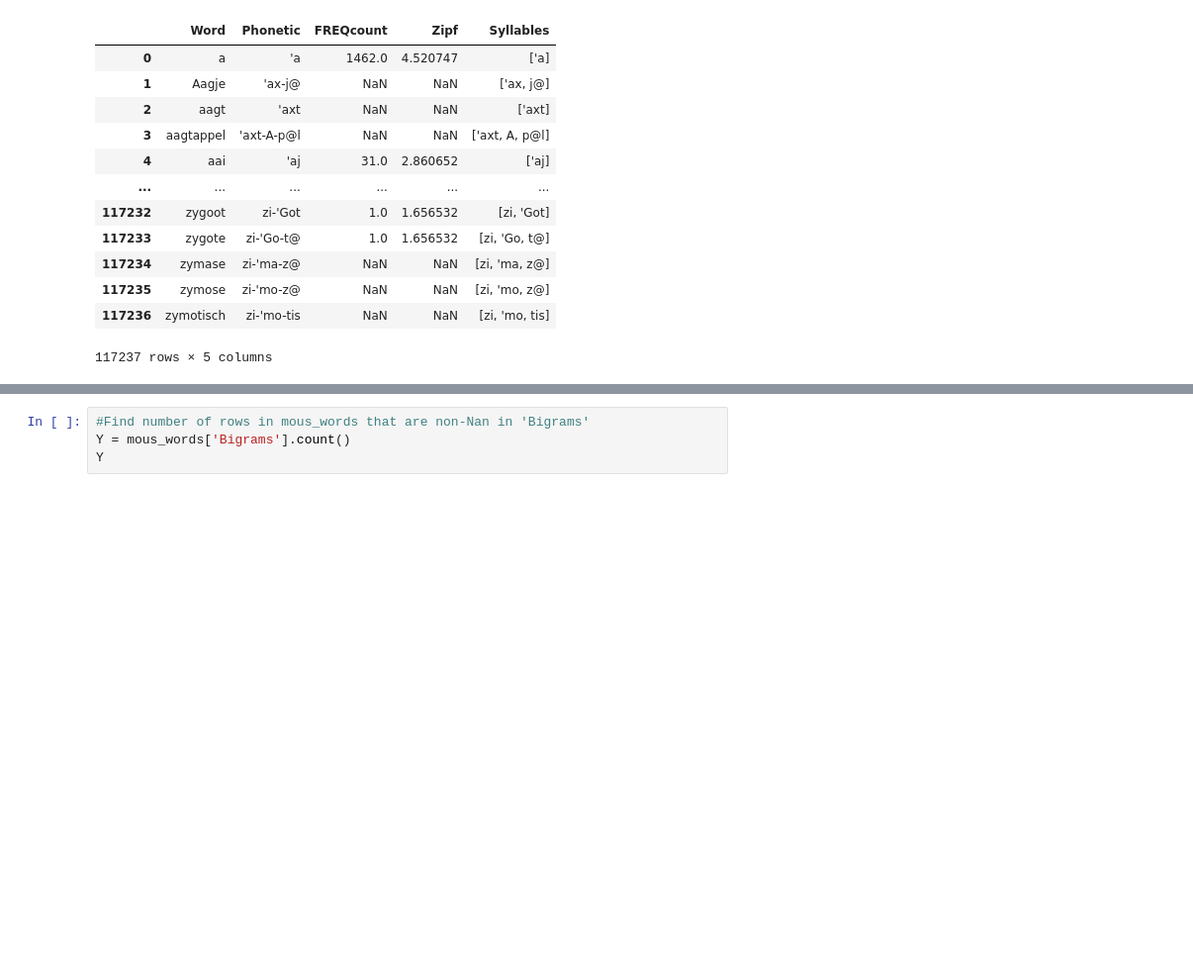
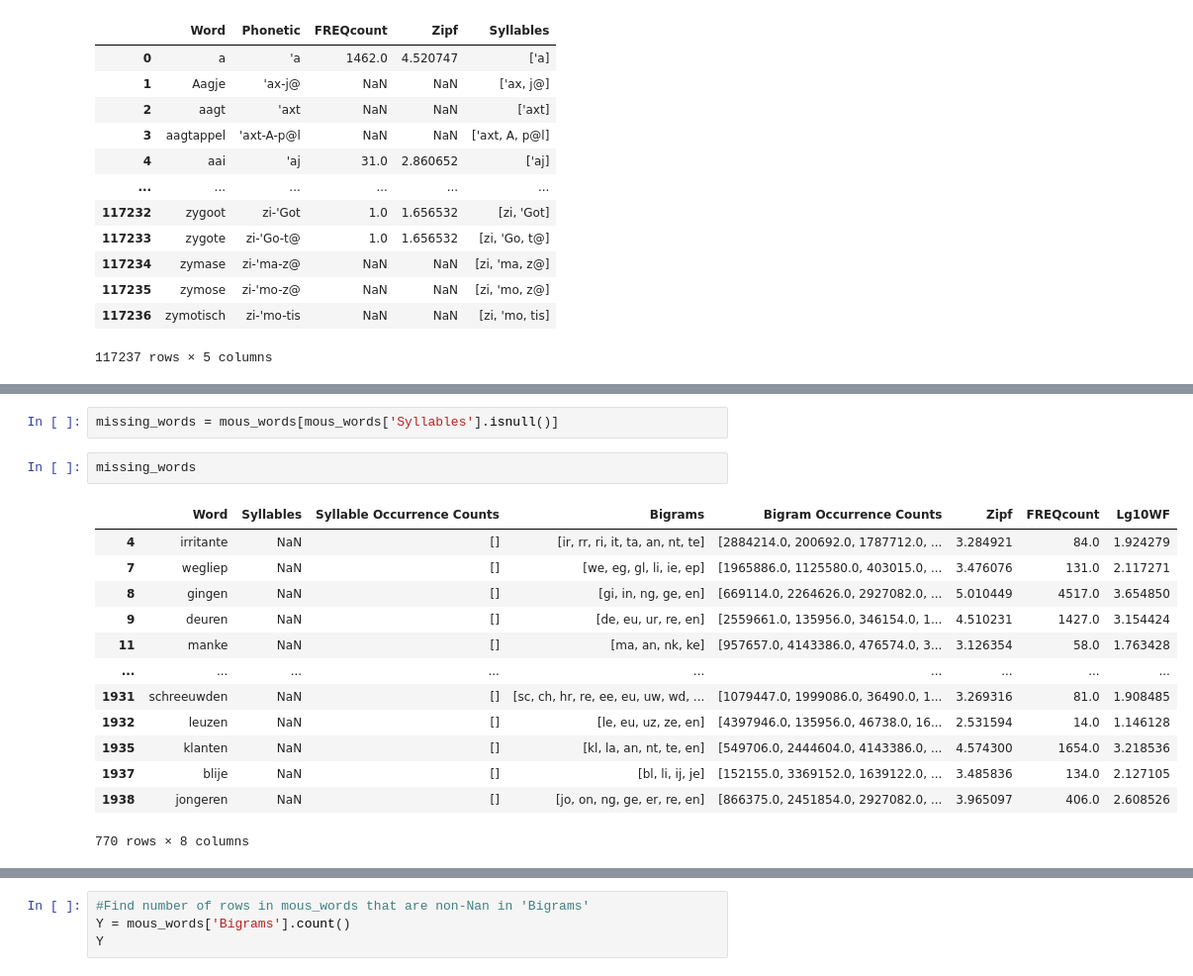
Before and after one commit to suneelbanerjee/MOUS_hierarchical-representations, a Jupyter notebook: master_table.ipynb, the cells around one changed output, grey strips where cells are left out. Shown: that part at 99% size. Cells and saved outputs as stored; diff of their text form; blank space fills up the shorter version.

```diff
--- a/master_table.ipynb
+++ b/master_table.ipynb
@@ -487,0 +504,18 @@ X
+# %%
+missing_words = mous_words[mous_words['Syllables'].isnull()]
+# %%
+missing_words
+# %% [output]
+|  | Word | Syllables | Syllable Occurrence Counts | Bigrams | Bigram Occurrence Counts | Zipf | FREQcount | Lg10WF |
+| 4 | irritante | NaN | [] | [ir, rr, ri, it, ta, an, nt, te] | [2884214.0, 200692.0, 1787712.0, ... | 3.284921 | 84.0 | 1.924279 |
+| 7 | wegliep | NaN | [] | [we, eg, gl, li, ie, ep] | [1965886.0, 1125580.0, 403015.0, ... | 3.476076 | 131.0 | 2.117271 |
+| 8 | gingen | NaN | [] | [gi, in, ng, ge, en] | [669114.0, 2264626.0, 2927082.0, ... | 5.010449 | 4517.0 | 3.654850 |
+| 9 | deuren | NaN | [] | [de, eu, ur, re, en] | [2559661.0, 135956.0, 346154.0, 1... | 4.510231 | 1427.0 | 3.154424 |
+| 11 | manke | NaN | [] | [ma, an, nk, ke] | [957657.0, 4143386.0, 476574.0, 3... | 3.126354 | 58.0 | 1.763428 |
+| ... | ... | ... | ... | ... | ... | ... | ... | ... |
+| 1931 | schreeuwden | NaN | [] | [sc, ch, hr, re, ee, eu, uw, wd, ... | [1079447.0, 1999086.0, 36490.0, 1... | 3.269316 | 81.0 | 1.908485 |
+| 1932 | leuzen | NaN | [] | [le, eu, uz, ze, en] | [4397946.0, 135956.0, 46738.0, 16... | 2.531594 | 14.0 | 1.146128 |
+| 1935 | klanten | NaN | [] | [kl, la, an, nt, te, en] | [549706.0, 2444604.0, 4143386.0, ... | 4.574300 | 1654.0 | 3.218536 |
+| 1937 | blije | NaN | [] | [bl, li, ij, je] | [152155.0, 3369152.0, 1639122.0, ... | 3.485836 | 134.0 | 2.127105 |
+| 1938 | jongeren | NaN | [] | [jo, on, ng, ge, er, re, en] | [866375.0, 2451854.0, 2927082.0, ... | 3.965097 | 406.0 | 2.608526 |
+770 rows × 8 columns
```
Also changed, not shown: parts of 4 cells of this notebook, 20 other files.
